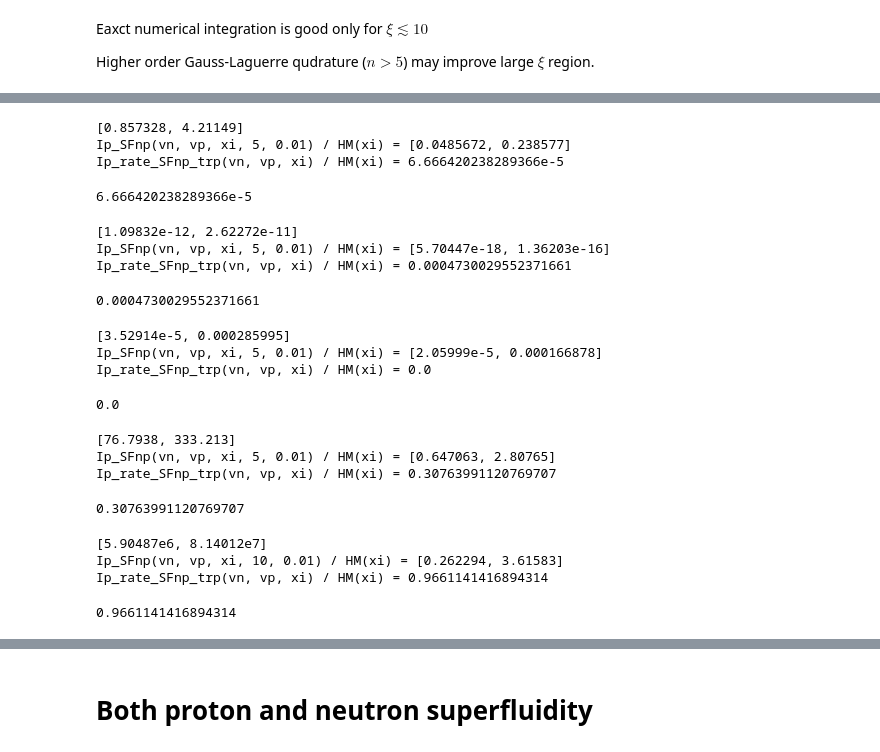
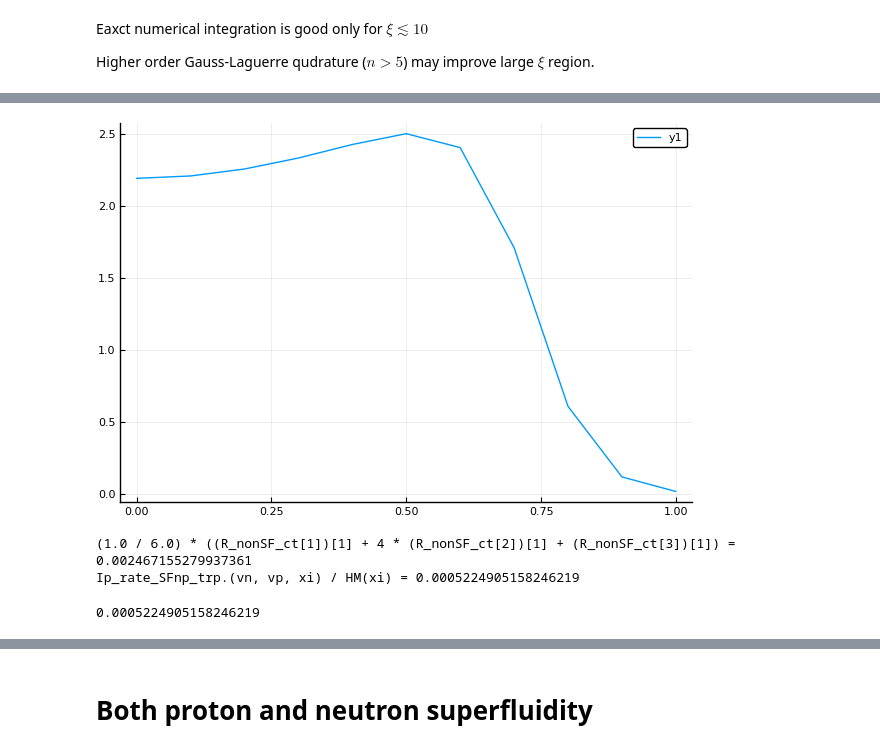
Before and after one commit to basspale/NS_superfluid_factors, a Jupyter notebook: notebook/MurcaNoneq.ipynb, the cells around one changed output, grey strips where cells are left out. Saved outputs shown, nothing was run; the diff lists cells and outputs as text; code cells hidden in the pictures.

```diff
--- a/notebook/MurcaNoneq.ipynb
+++ b/notebook/MurcaNoneq.ipynb
@@ -81,3 +74,7 @@ ylabel!("\$ I_{M, \\Gamma}^p \$")
 Eaxct numerical integration is good only for $\xi \lesssim 10$
 
 Higher order Gauss-Laguerre qudrature ($ n >5$) may improve large $\xi$ region.
+# %%
+xi = 100.
+cts = 0:0.1:1
+R_nonSF_ct = Itilde_p_SFnp.(10., 4., xi, cts, 10)/ HM(xi)
@@ -84,55 +94,18 @@ Higher order Gauss-Laguerre qudrature ($ n >5$) may improve large $\xi$ region.
+# %%
+plot(cts, map(x->x[1], R_nonSF_ct))
+# %% [output]
+[figure, added]
 # %%
-xi = 10.
-vn = 2.
-vp = 2.
-@show Ip_SFnp(vn, vp, xi, 5, 0.01) / HM(xi)
-@show Ip_rate_SFnp_trp(vn, vp, xi) / HM(xi)
+xi = 100.
+vn = 20.
+vp = 20.
+
+cts = 0:0.5:1
+R_nonSF_ct = Itilde_p_SFnp.(vn, vp, xi, cts, 30)/ HM(xi)
+@show 1.0/6.0 * (R_nonSF_ct[1][1] + 4*R_nonSF_ct[2][1] + R_nonSF_ct[3][1])
+#@show Ips_nonSF = Ip_SFnp.(vn, vp, xi, 10, 0.01)/ HM(xi)
+@show Ip_rate_SFnp_trp.(vn, vp, xi)/ HM(xi)
 # %% [output]
-[0.857328, 4.21149]
-Ip_SFnp(vn, vp, xi, 5, 0.01) / HM(xi) = [0.0485672, 0.238577]
-Ip_rate_SFnp_trp(vn, vp, xi) / HM(xi) = 6.666420238289366e-5
+(1.0 / 6.0) * ((R_nonSF_ct[1])[1] + 4 * (R_nonSF_ct[2])[1] + (R_nonSF_ct[3])[1]) = 0.002467155279937361
+Ip_rate_SFnp_trp.(vn, vp, xi) / HM(xi) = 0.0005224905158246219
-6.666420238289366e-5
+0.0005224905158246219
-# %%
-xi = 50.
-vn = 10.
-vp = 10.
-@show Ip_SFnp(vn, vp, xi, 5, 0.01) / HM(xi)
-@show Ip_rate_SFnp_trp(vn, vp, xi) / HM(xi)
-# %% [output]
-[1.09832e-12, 2.62272e-11]
-Ip_SFnp(vn, vp, xi, 5, 0.01) / HM(xi) = [5.70447e-18, 1.36203e-16]
-Ip_rate_SFnp_trp(vn, vp, xi) / HM(xi) = 0.0004730029552371661
-0.0004730029552371661
-# %%
-xi = 5.
-vn = 10.
-vp = 5.
-@show Ip_SFnp(vn, vp, xi, 5, 0.01) / HM(xi)
-@show Ip_rate_SFnp_trp(vn, vp, xi) / HM(xi)
-# %% [output]
-[3.52914e-5, 0.000285995]
-Ip_SFnp(vn, vp, xi, 5, 0.01) / HM(xi) = [2.05999e-5, 0.000166878]
-Ip_rate_SFnp_trp(vn, vp, xi) / HM(xi) = 0.0
-0.0
-# %%
-xi = 15.
-vn = 0.1
-vp = 0.1
-@show Ip_SFnp(vn, vp, xi, 5, 0.01) / HM(xi)
-@show Ip_rate_SFnp_trp(vn, vp, xi) / HM(xi)
-# %% [output]
-[76.7938, 333.213]
-Ip_SFnp(vn, vp, xi, 5, 0.01) / HM(xi) = [0.647063, 2.80765]
-Ip_rate_SFnp_trp(vn, vp, xi) / HM(xi) = 0.30763991120769707
-0.30763991120769707
-# %%
-xi = 100.
-vn = 1e-5
-vp = 1e-5
-@show Ip_SFnp(vn, vp, xi, 10, 0.01) / HM(xi)
-@show Ip_rate_SFnp_trp(vn, vp, xi) / HM(xi)
-# %% [output]
-[5.90487e6, 8.14012e7]
-Ip_SFnp(vn, vp, xi, 10, 0.01) / HM(xi) = [0.262294, 3.61583]
-Ip_rate_SFnp_trp(vn, vp, xi) / HM(xi) = 0.9661141416894314
-0.9661141416894314
```
Also changed, not shown: parts of 6 cells of this notebook, 1 other file.
